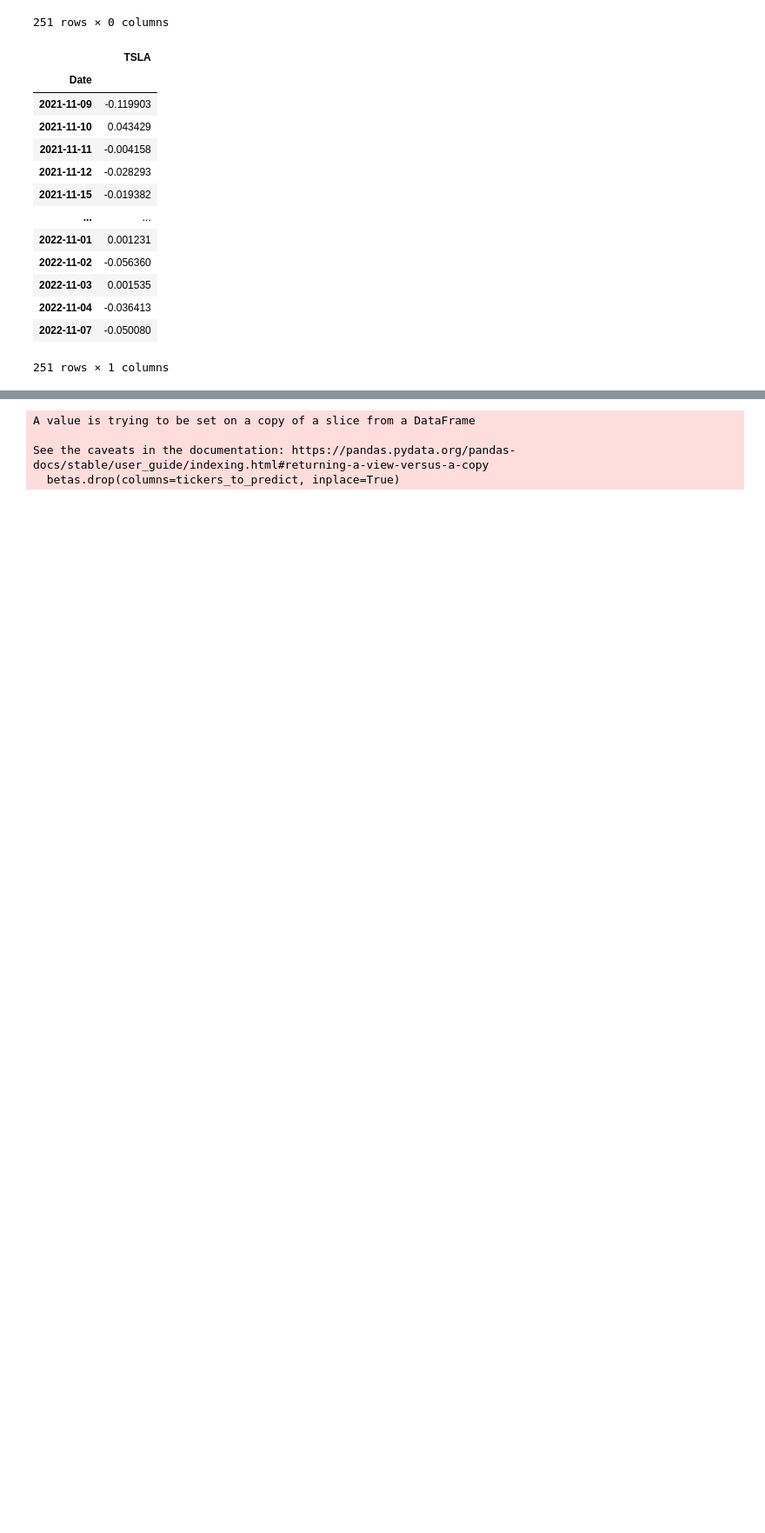
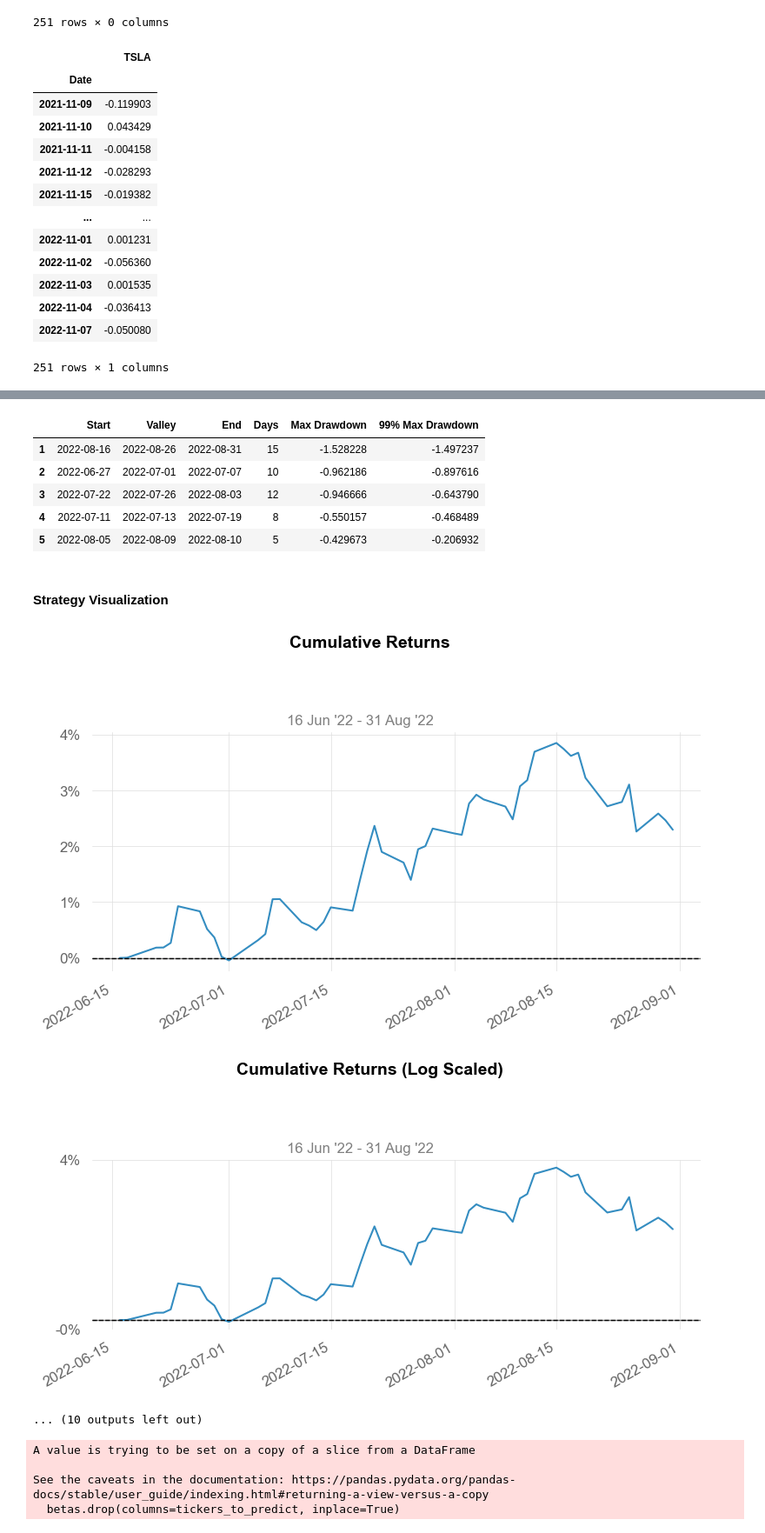
Before and after one commit to eltontay/Stock-Returns-Prediction-ML-Textual-Analysis, a Jupyter notebook: Data-Models/Linear_Regression_fix.ipynb, the cells around one changed output, grey strips where cells are left out. Shown at 87% size. Drawn from its saved outputs; the diff is of its cells as text; code cells hidden in the pictures; blank space fills up the shorter version.

Commit message:
Fixed case with multiple predicted variables

```diff
--- a/Data-Models/Linear_Regression_fix.ipynb
+++ b/Data-Models/Linear_Regression_fix.ipynb
@@ -366,14 +366,12 @@ def ModelwSentiment(tickers_to_predict=['AAPL'],
     retsSpreads = []
     for tick in tqdm(tickers_to_predict):
         #TODO: read from csv file instead of pulling live data to match the sentiment predictions by Elton
-        # yhist = pd.read_csv('../Data/Structured_Data/aapl.csv',index_col=0, parse_dates=True, infer_datetime_format=True)
         yhist = readDailyReturnsFromCsv([tick])
         yhist.index = pd.to_datetime(yhist.index, utc=True).date
         yhist.index.rename('Date', inplace=True)
 
 
         # returns data
-        # Xhist_rets = pd.read_csv('../Data/Structured_Data/top20_it_comm_stocks_df.csv',index_col=0, parse_dates=True, infer_datetime_format=True)
         Xhist_rets = readDailyReturnsFromCsv(tickers_as_predictors)
         if tick in Xhist_rets.columns:
             Xhist_rets.drop(columns=tick, inplace=True)
@@ -390,9 +388,6 @@ def ModelwSentiment(tickers_to_predict=['AAPL'],
         yhist = yhist.loc[Xhist.index,:]
 
         Xyhist = pd.concat([Xhist, yhist], axis=1)
-        # print('Xhist.shape', Xhist.shape)
-        # print('yhist.shape', yhist.shape)
-        # print('Xyhist.shape', Xyhist.shape)
         # get betas
         if rets:
             if intercept:
@@ -430,8 +425,10 @@ def ModelwSentiment(tickers_to_predict=['AAPL'],
         zscore = (spread - spread.ewm(lookback).mean())/spread.ewm(lookback).std()
         signals = -(zscore>thresh).astype(int) + (zscore<thresh).astype(int)
         # drop predicted sentiment data as tradeable stock
-        betas.drop(columns=tickers_to_predict, inplace=True)
-        weights.drop(columns=tickers_to_predict, inplace=True)
+        if tick in betas.columns:
+            betas.drop(columns=tick, inplace=True)
+        if tick in weights.columns:
+            weights.drop(columns=tick, inplace=True)
         retsSpreads.append((weights.mul(signals,0).shift(1) *
                             Xyhist.reindex(betas.index).dropna()).sum(1))
     retsSpreads = pd.DataFrame(retsSpreads).T.reindex(betas.index).dropna().reset_index()
@@ -444,0 +444,3 @@ def ModelwSentiment(tickers_to_predict=['AAPL'],
+# %%
+ModelwSentiment(tickers_to_predict=['AAPL', 'TSLA', 'META'])
+# %% [output]
@@ -445,3 +505,13 @@ def ModelwSentiment(tickers_to_predict=['AAPL'],
+|  | Start | Valley | End | Days | Max Drawdown | 99% Max Drawdown |
+| 1 | 2022-08-16 | 2022-08-26 | 2022-08-31 | 15 | -1.528228 | -1.497237 |
+| 2 | 2022-06-27 | 2022-07-01 | 2022-07-07 | 10 | -0.962186 | -0.897616 |
+| 3 | 2022-07-22 | 2022-07-26 | 2022-08-03 | 12 | -0.946666 | -0.643790 |
+| 4 | 2022-07-11 | 2022-07-13 | 2022-07-19 | 8 | -0.550157 | -0.468489 |
+| 5 | 2022-08-05 | 2022-08-09 | 2022-08-10 | 5 | -0.429673 | -0.206932 |
+Strategy Visualization
+[figure, added]
+[figure, added]
+... (10 outputs left out)
 # %%
 ModelwSentiment()
 # %% [output]
```
Also changed, not shown: parts of 2 cells of this notebook.
